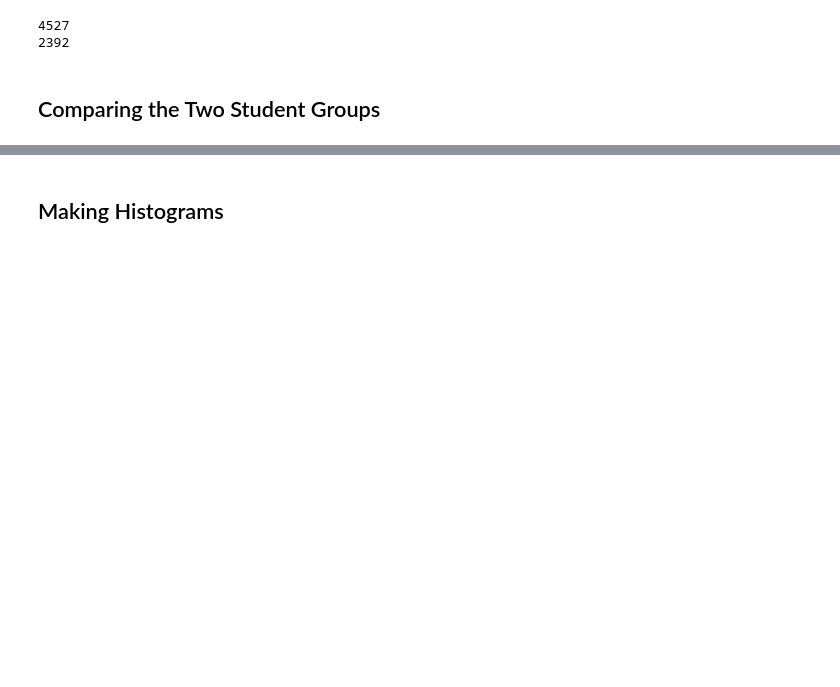
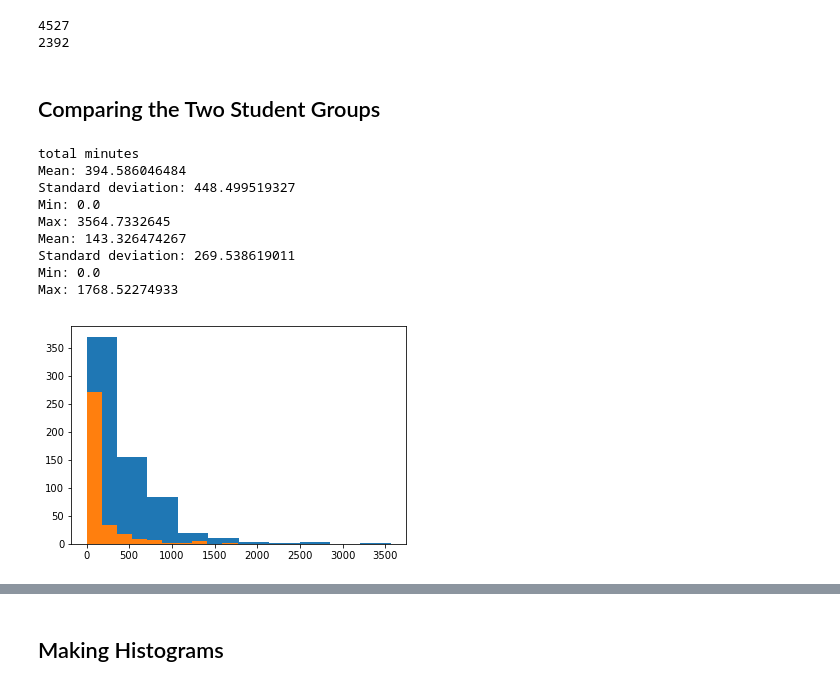
Before and after one commit to leesper/become-data-analyst, a Jupyter notebook: data-analyst/L1_Starter_Code.ipynb, the cells around one changed output, grey strips where cells are left out. Saved outputs shown, nothing was run; the diff lists cells and outputs as text; code cells hidden in the pictures; blank space fills up the shorter version.

```diff
--- a/data-analyst/L1_Starter_Code.ipynb
+++ b/data-analyst/L1_Starter_Code.ipynb
@@ -452,3 +458,45 @@ print(len(non_passing_engagement))
 ## students who pass the subway project vs. students who don't. A good
 ## starting point would be the metrics we looked at earlier (minutes spent
 ## in the classroom, lessons completed, and days visited).
+passing_engagement_by_account = group_data(passing_engagement, 'account_key')
+passing_total_minutes_by_account = sum_grouped_data(passing_engagement_by_account, 'total_minutes_visited')
+passing_total_lessons_by_account = sum_grouped_data(passing_engagement_by_account, 'lessons_completed')
+passing_total_visits_by_account = sum_grouped_data(passing_engagement_by_account, 'has_visited')
+
+non_passing_engagement_by_account = group_data(non_passing_engagement, 'account_key')
+non_passing_total_minutes_by_account = sum_grouped_data(non_passing_engagement_by_account, 'total_minutes_visited')
+non_passing_total_lessons_by_account = sum_grouped_data(non_passing_engagement_by_account, 'lessons_completed')
+non_passing_total_visits_by_account = sum_grouped_data(non_passing_engagement_by_account, 'has_visited')
+
+passing_paid_submissions = []
+non_passing_paid_submissions = []
+for submission in paid_submissions:
+    assigned_rating = submission['assigned_rating']
+    submission['has_passed'] = 1 if assigned_rating in ['PASSED', 'DISTINCTION'] else 0
+    account_key = submission['account_key']
+    if account_key in passing_engagement_by_account.keys():
+        passing_paid_submissions.append(submission)
+    else:
+        non_passing_paid_submissions.append(submission)
+
+
+passing_submission_by_account = group_data(passing_paid_submissions, 'account_key')
+passing_total_passes_by_account = sum_grouped_data(passing_submission_by_account, 'has_passed')
+
+non_passing_submission_by_account = group_data(non_passing_paid_submissions, 'account_key')
+non_passing_total_passes_by_account = sum_grouped_data(non_passing_submission_by_account, 'has_passed')
+# %%
+print 'total minutes'
+print_mean_std_min_max(passing_total_minutes_by_account.values())
+print_mean_std_min_max(non_passing_total_minutes_by_account.values())
+# %% [output]
+total minutes
+Mean: 394.586046484
+Standard deviation: 448.499519327
+Min: 0.0
+Max: 3564.7332645
+Mean: 143.326474267
+Standard deviation: 269.538619011
+Min: 0.0
+Max: 1768.52274933
+[figure, added]
```
Also changed, not shown: parts of 14 cells of this notebook.
